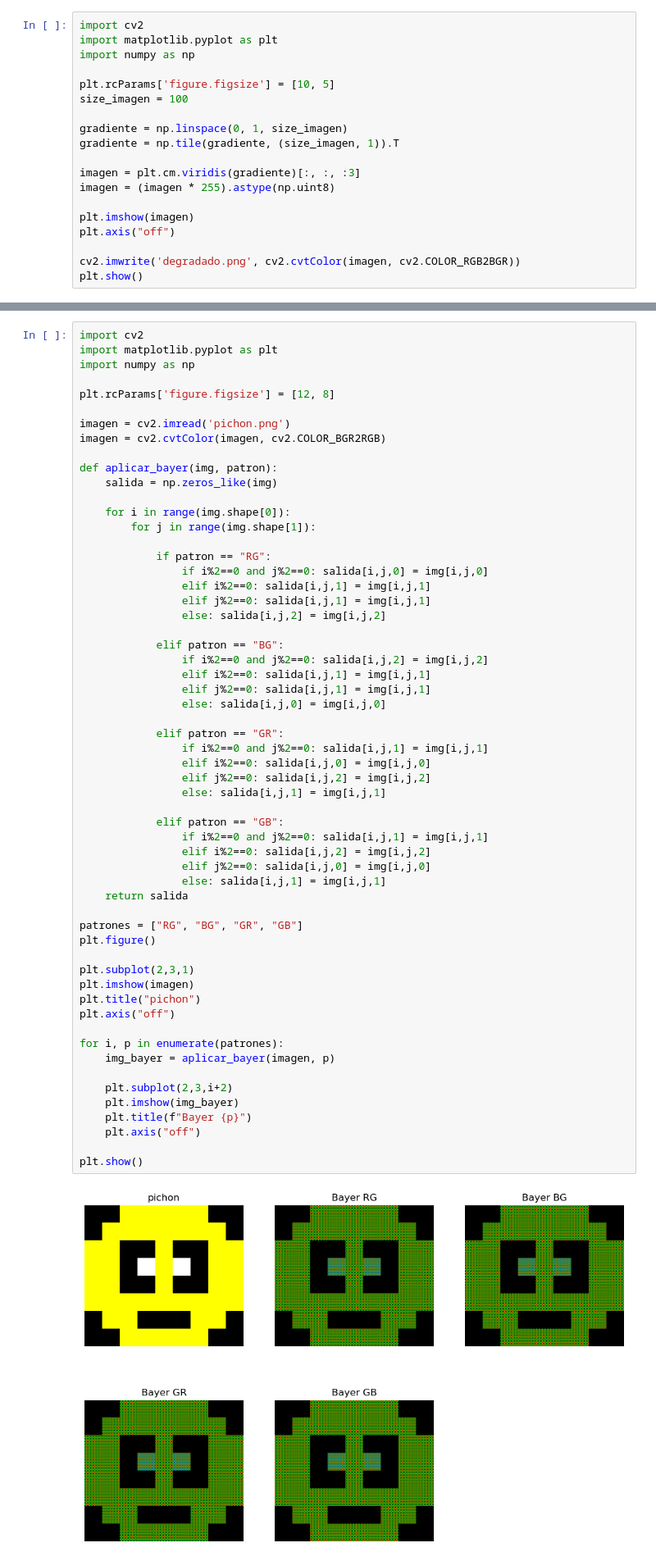
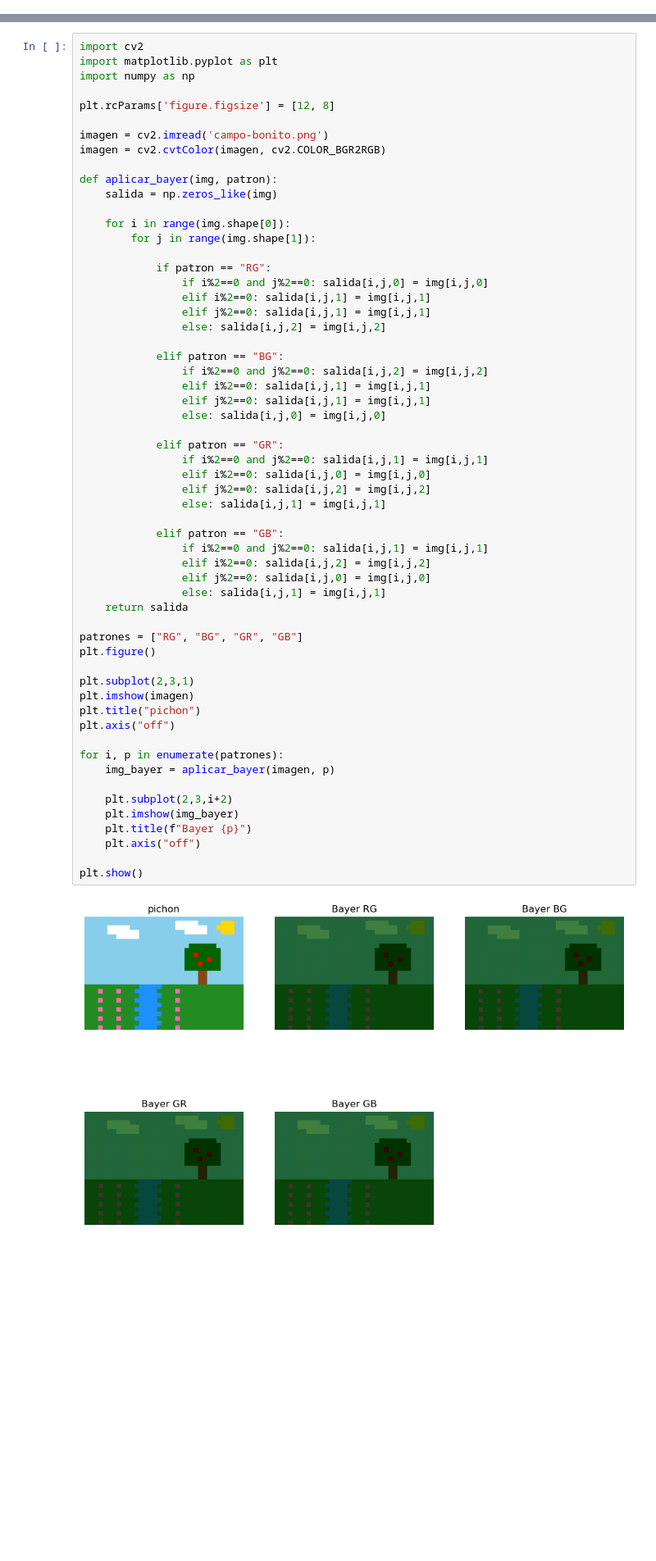
Before and after one commit to 19Suga/PDI, a Jupyter notebook: act-eval.ipynb, the cells around one changed output, grey strips where cells are left out. Shown at 82% size. Saved outputs shown, nothing was run; the diff lists cells and outputs as text; blank space fills up the shorter version.

```diff
--- a/act-eval.ipynb
+++ b/act-eval.ipynb
@@ -32,24 +32,6 @@ plt.show()
 # %% [markdown]
 EJERCICIO 2
 # %%
-import cv2
-import matplotlib.pyplot as plt
-import numpy as np
-
-plt.rcParams['figure.figsize'] = [10, 5]
-size_imagen = 100
-
-gradiente = np.linspace(0, 1, size_imagen)
-gradiente = np.tile(gradiente, (size_imagen, 1)).T
-
-imagen = plt.cm.viridis(gradiente)[:, :, :3]
-imagen = (imagen * 255).astype(np.uint8)
-
-plt.imshow(imagen)
-plt.axis("off")
-
-cv2.imwrite('degradado.png', cv2.cvtColor(imagen, cv2.COLOR_RGB2BGR))
-plt.show()
 # %% [output]
 [figure]
 # %% [markdown]
@@ -239,7 +265,7 @@ import numpy as np
 
 plt.rcParams['figure.figsize'] = [12, 8]
 
-imagen = cv2.imread('pichon.png')
+imagen = cv2.imread('campo-bonito.png')
 imagen = cv2.cvtColor(imagen, cv2.COLOR_BGR2RGB)
 
 def aplicar_bayer(img, patron):
@@ -264,31 +290,31 @@ def aplicar_bayer(img, patron):
                 if i%2==0 and j%2==0: salida[i,j,1] = img[i,j,1]
                 elif i%2==0: salida[i,j,0] = img[i,j,0]
                 elif j%2==0: salida[i,j,2] = img[i,j,2]
                 else: salida[i,j,1] = img[i,j,1]
 
             elif patron == "GB":
                 if i%2==0 and j%2==0: salida[i,j,1] = img[i,j,1]
                 elif i%2==0: salida[i,j,2] = img[i,j,2]
                 elif j%2==0: salida[i,j,0] = img[i,j,0]
                 else: salida[i,j,1] = img[i,j,1]
     return salida
 
 patrones = ["RG", "BG", "GR", "GB"]
 plt.figure()
 
 plt.subplot(2,3,1)
 plt.imshow(imagen)
 plt.title("pichon")
 plt.axis("off")
 
 for i, p in enumerate(patrones):
     img_bayer = aplicar_bayer(imagen, p)
 
     plt.subplot(2,3,i+2)
     plt.imshow(img_bayer)
     plt.title(f"Bayer {p}")
     plt.axis("off")
 
 plt.show()
 # %% [output]
-[figure, old version]
+[figure, new version]
```
Also changed, not shown: parts of 1 cell of this notebook, 1 other file.
